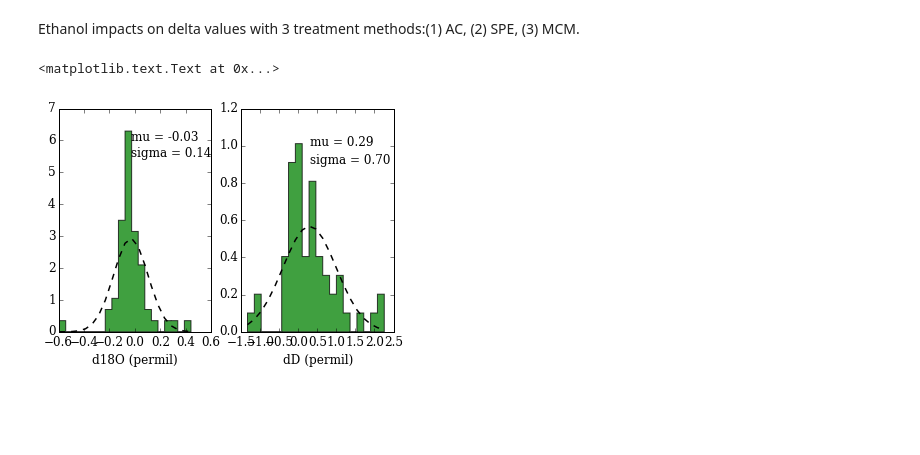
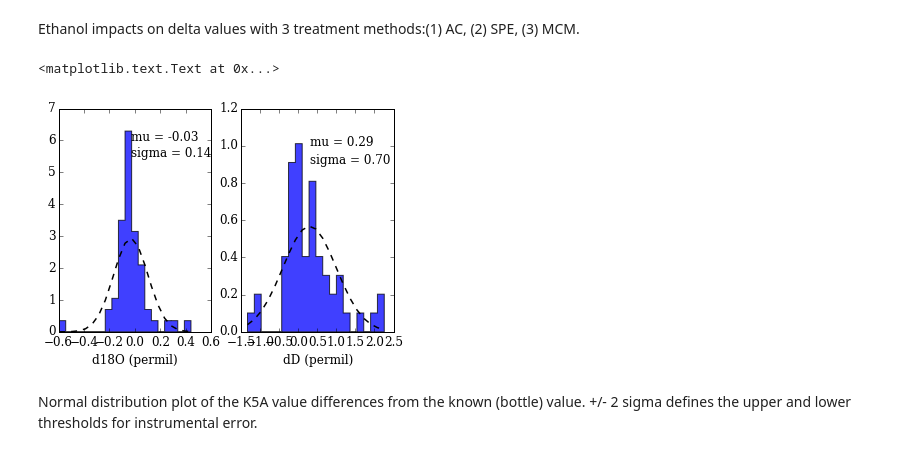
Before and after one commit to wolfhelius/isodopes, a Jupyter notebook: Isodopes Plotting.ipynb, the cells around one changed output. Drawn from its saved outputs; the diff is of its cells as text; code cells hidden in the pictures; blank space fills up the shorter version.

```diff
--- a/Isodopes Plotting.ipynb
+++ b/Isodopes Plotting.ipynb
@@ -97,33 +115,36 @@ P.subplot(121)
 mu = np.mean(qc.HERA_d18O-HERA_d18O_true)
 sigma = np.std(qc.HERA_d18O-HERA_d18O_true)
 
 n, bins, patches = P.hist(qc.HERA_d18O-HERA_d18O_true, 20, normed=True, histtype='stepfilled')
-P.setp(patches, 'facecolor', 'g', 'alpha', 0.75)
+P.setp(patches, 'facecolor', 'b', 'alpha', 0.75)
 
 # add a line showing the expected distribution
 y = P.normpdf(bins, mu, sigma)
 P.plot(bins, y, 'k--', linewidth=1.5)
 mutext = "mu = %4.2f" % mu
 sigtext = "sigma = %4.2f" % sigma
 P.text(mu, 6.0, mutext)
 P.text(mu, 5.5, sigtext)
 P.xlabel('d18O (permil)')
 
 P.subplot(122)
 mu = np.mean(qc.HERA_dD-HERA_dD_true)
 sigma = np.std(qc.HERA_dD-HERA_dD_true)
 
 n, bins, patches = P.hist(qc.HERA_dD-HERA_dD_true, 20, normed=True, histtype='stepfilled')
-P.setp(patches, 'facecolor', 'g', 'alpha', 0.75)
+P.setp(patches, 'facecolor', 'b', 'alpha', 0.75)
 
 # add a line showing the expected distribution
 y = P.normpdf(bins, mu, sigma)
 P.plot(bins, y, 'k--', linewidth=1.5)
 mutext = "mu = %4.2f" % mu
 sigtext = "sigma = %4.2f" % sigma
 P.text(mu, 1.0, mutext)
 P.text(mu, 0.9, sigtext)
 P.xlabel('dD (permil)')
 # %% [output]
 <matplotlib.text.Text at 0x...>
-[figure, old version]
+[figure, new version]
+# %% [markdown]
+Normal distribution plot of the K5A value differences from the known (bottle) value.
++/- 2 sigma defines the upper and lower thresholds for instrumental error.
```
Also changed, not shown: parts of 4 cells of this notebook.
